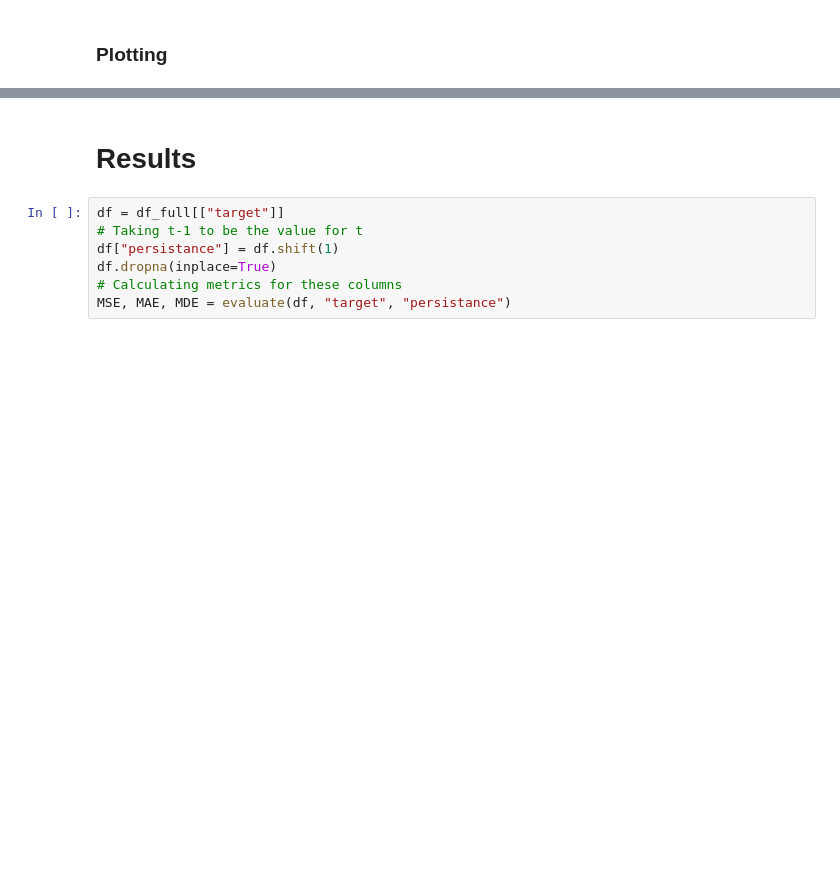
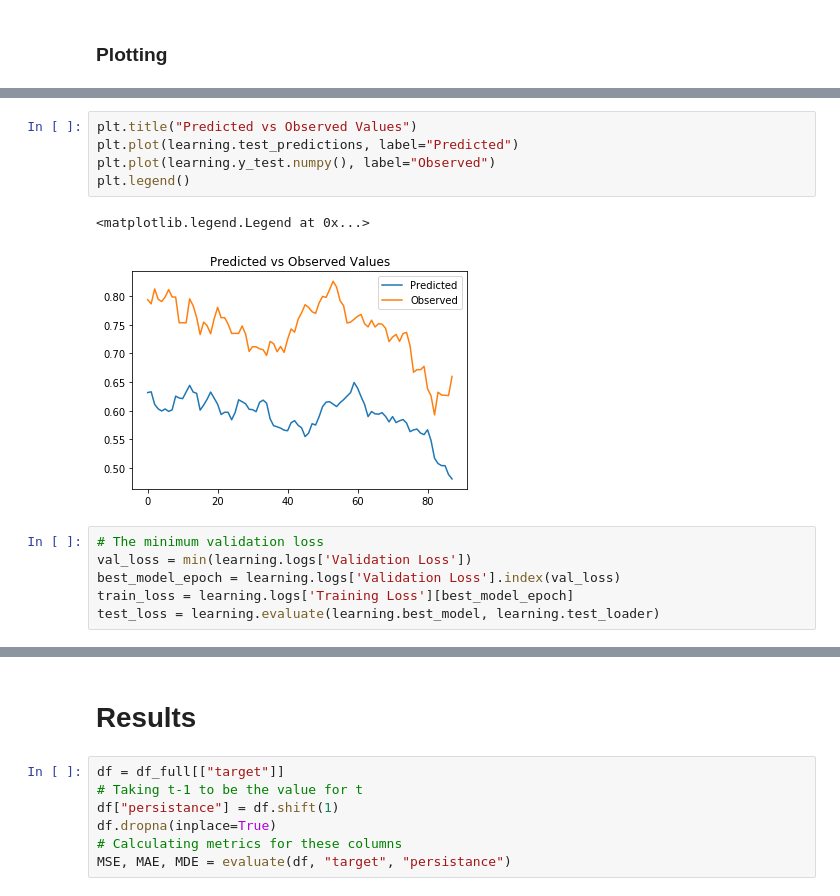
Before and after one commit to msc-acse/acse-9-independent-research-project-OliverJBoom, a Jupyter notebook: Src/LSTM.ipynb, the cells around one changed output, grey strips where cells are left out. Saved outputs shown, nothing was run; the diff lists cells and outputs as text; blank space fills up the shorter version.

```diff
--- a/Src/LSTM.ipynb
+++ b/Src/LSTM.ipynb
@@ -967,0 +711,14 @@ KeyboardInterrupt: ignored
+# %%
+plt.title("Predicted vs Observed Values")
+plt.plot(learning.test_predictions, label="Predicted")
+plt.plot(learning.y_test.numpy(), label="Observed")
+plt.legend()
+# %% [output]
+<matplotlib.legend.Legend at 0x...>
+[figure, added]
+# %%
+# The minimum validation loss
+val_loss = min(learning.logs['Validation Loss'])
+best_model_epoch = learning.logs['Validation Loss'].index(val_loss)
+train_loss = learning.logs['Training Loss'][best_model_epoch]
+test_loss = learning.evaluate(learning.best_model, learning.test_loader)
```
Also changed, not shown: parts of 34 cells of this notebook, 6 other files.
